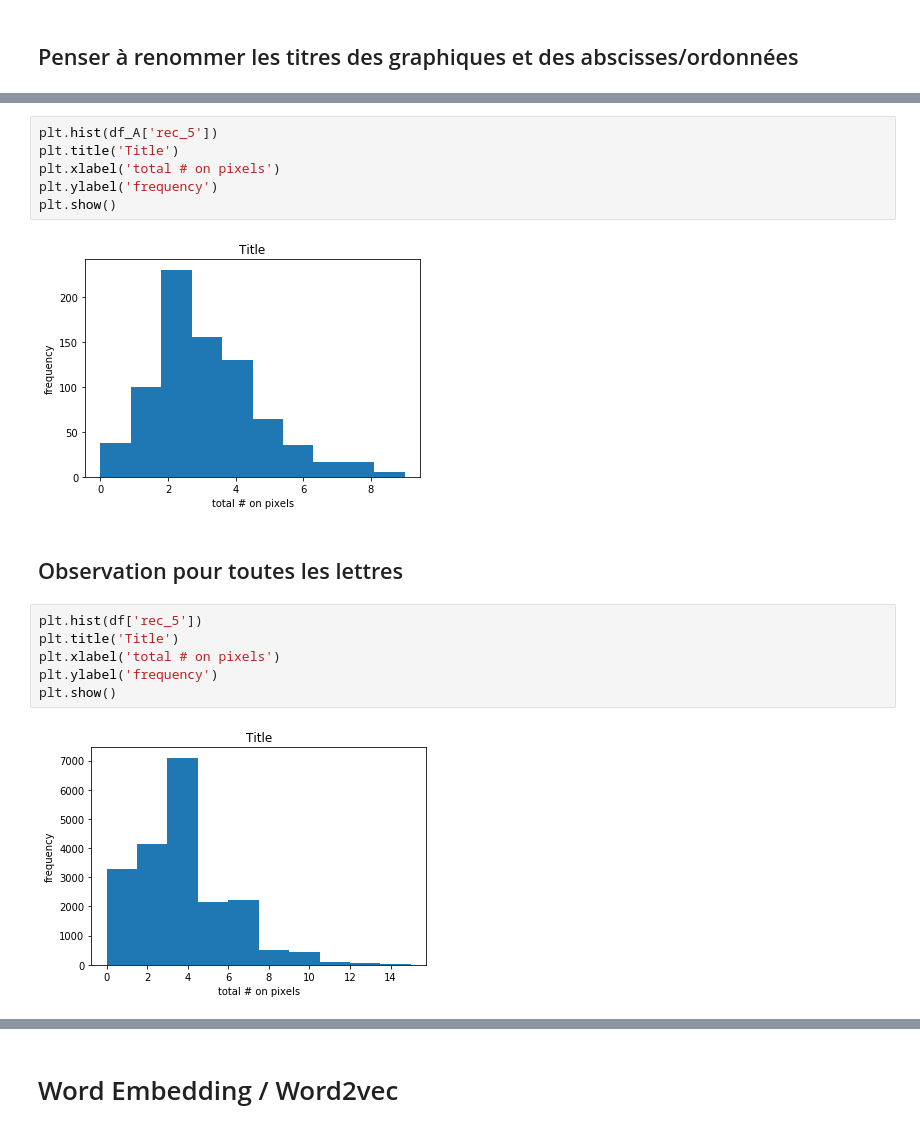
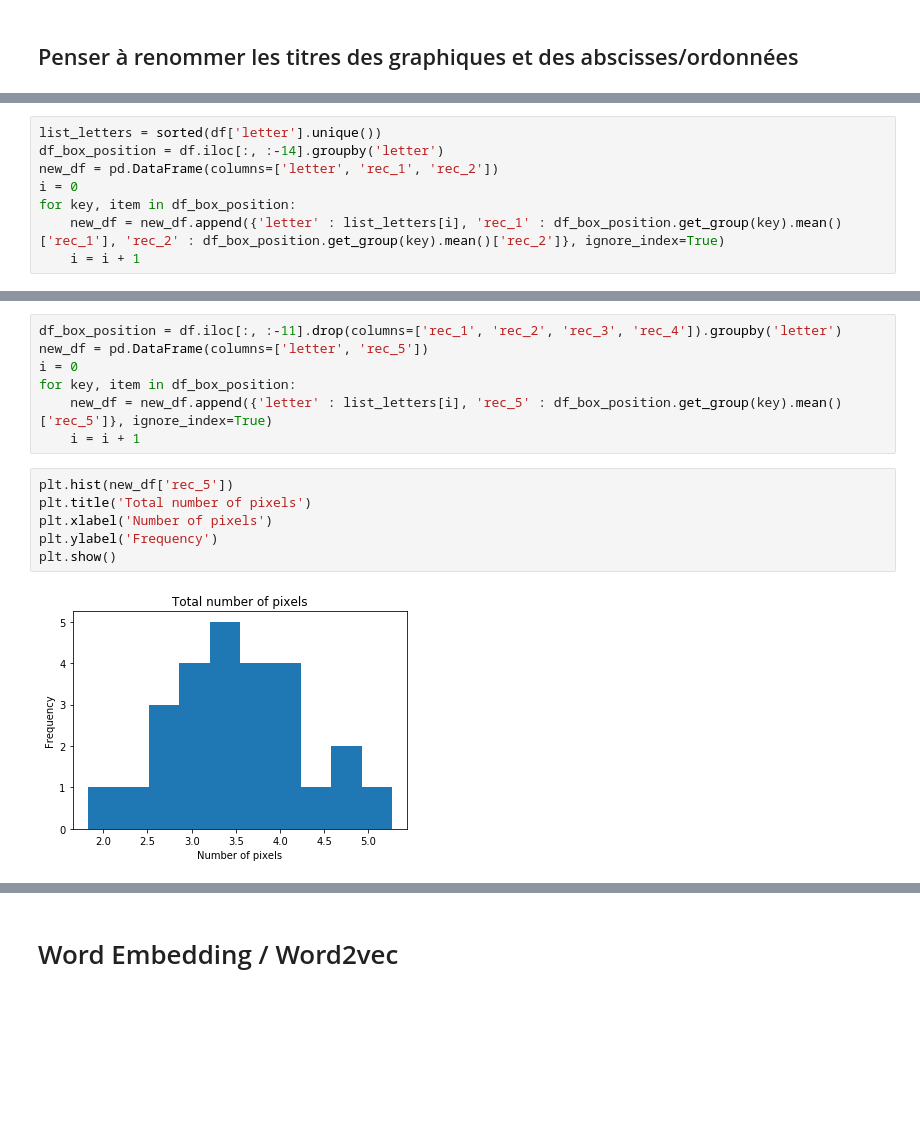
Before and after one commit to jgaussens/letterRecognition_mod, a Jupyter notebook: Data_Viz.ipynb, the cells around one changed output, grey strips where cells are left out. Cells and saved outputs as stored; diff of their text form; blank space fills up the shorter version.

Commit message:
data viz

```diff
--- a/Data_Viz.ipynb
+++ b/Data_Viz.ipynb
@@ -181,0 +150,8 @@ plt.show()
+# %%
+list_letters = sorted(df['letter'].unique())
+df_box_position = df.iloc[:, :-14].groupby('letter')
+new_df = pd.DataFrame(columns=['letter', 'rec_1', 'rec_2'])
+i = 0
+for key, item in df_box_position:
+    new_df = new_df.append({'letter' : list_letters[i], 'rec_1' : df_box_position.get_group(key).mean()['rec_1'], 'rec_2' : df_box_position.get_group(key).mean()['rec_2']}, ignore_index=True)
+    i = i + 1
@@ -182,18 +194,15 @@ plt.show()
+# %%
+df_box_position = df.iloc[:, :-11].drop(columns=['rec_1', 'rec_2', 'rec_3', 'rec_4']).groupby('letter')
+new_df = pd.DataFrame(columns=['letter', 'rec_5'])
+i = 0
+for key, item in df_box_position:
+    new_df = new_df.append({'letter' : list_letters[i], 'rec_5' : df_box_position.get_group(key).mean()['rec_5']}, ignore_index=True)
+    i = i + 1
 # %%
-plt.hist(df_A['rec_5'])
-plt.title('Title')
-plt.xlabel('total # on pixels')
-plt.ylabel('frequency')
+plt.hist(new_df['rec_5'])
+plt.title('Total number of pixels')
+plt.xlabel('Number of pixels')
+plt.ylabel('Frequency')
 plt.show()
 # %% [output]
-[figure, old version]
+[figure, new version]
-# %% [markdown]
-## Observation pour toutes les lettres
-# %%
-plt.hist(df['rec_5'])
-plt.title('Title')
-plt.xlabel('total # on pixels')
-plt.ylabel('frequency')
-plt.show()
-# %% [output]
-[figure, removed]
```
Also changed, not shown: parts of 13 cells of this notebook.
